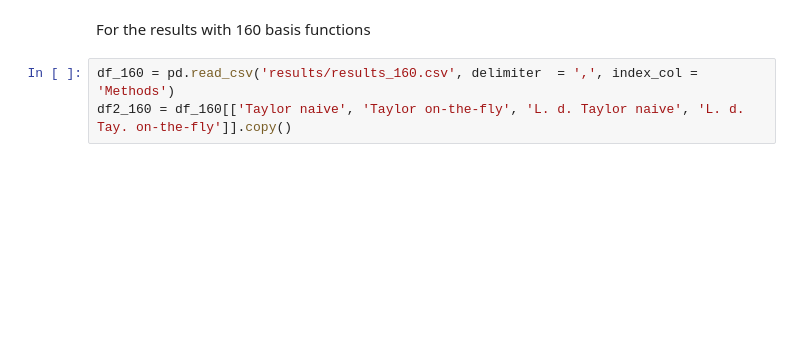
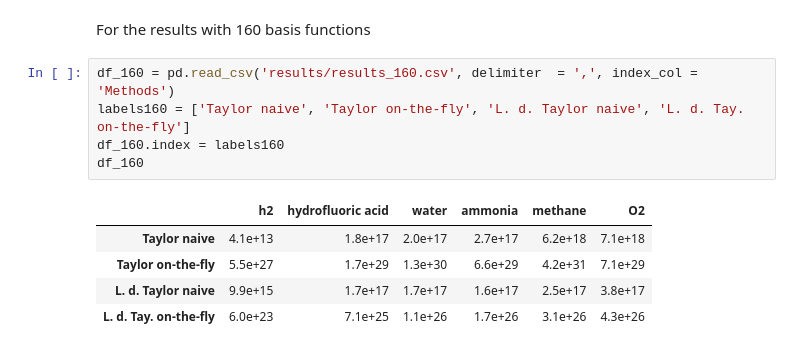
Before and after one commit to PabloAMC/TFermion, a Jupyter notebook: Plot_generation.ipynb, the cells around one changed output. Saved outputs shown, nothing was run; the diff lists cells and outputs as text; blank space fills up the shorter version.

```diff
--- a/Plot_generation.ipynb
+++ b/Plot_generation.ipynb
@@ -140,4 +143,12 @@ plt.show()
 For the results with 160 basis functions
 # %%
 df_160 = pd.read_csv('results/results_160.csv', delimiter  = ',', index_col = 'Methods')
-df2_160 = df_160[['Taylor naive', 'Taylor on-the-fly', 'L. d. Taylor naive', 'L. d. Tay. on-the-fly']].copy()
+labels160 = ['Taylor naive', 'Taylor on-the-fly', 'L. d. Taylor naive', 'L. d. Tay. on-the-fly']
+df_160.index = labels160
+df_160
+# %% [output]
+|  | h2 | hydrofluoric acid | water | ammonia | methane | O2 |
+| Taylor naive | 4.1e+13 | 1.8e+17 | 2.0e+17 | 2.7e+17 | 6.2e+18 | 7.1e+18 |
+| Taylor on-the-fly | 5.5e+27 | 1.7e+29 | 1.3e+30 | 6.6e+29 | 4.2e+31 | 7.1e+29 |
+| L. d. Taylor naive | 9.9e+15 | 1.7e+17 | 1.7e+17 | 1.6e+17 | 2.5e+17 | 3.8e+17 |
+| L. d. Tay. on-the-fly | 6.0e+23 | 7.1e+25 | 1.1e+26 | 1.7e+26 | 3.1e+26 | 4.3e+26 |
```
Also changed, not shown: parts of 6 cells of this notebook, 2 other files.
